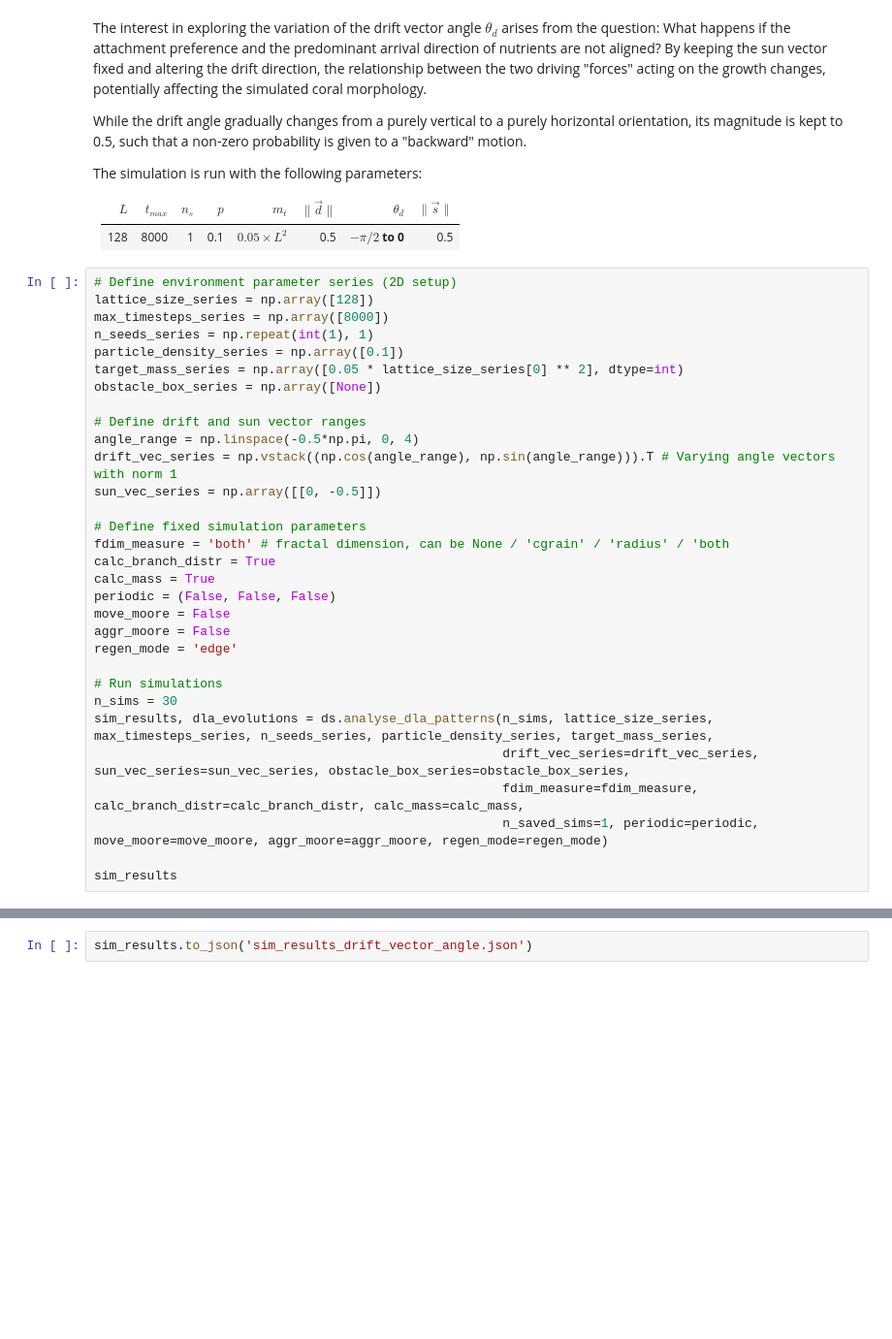
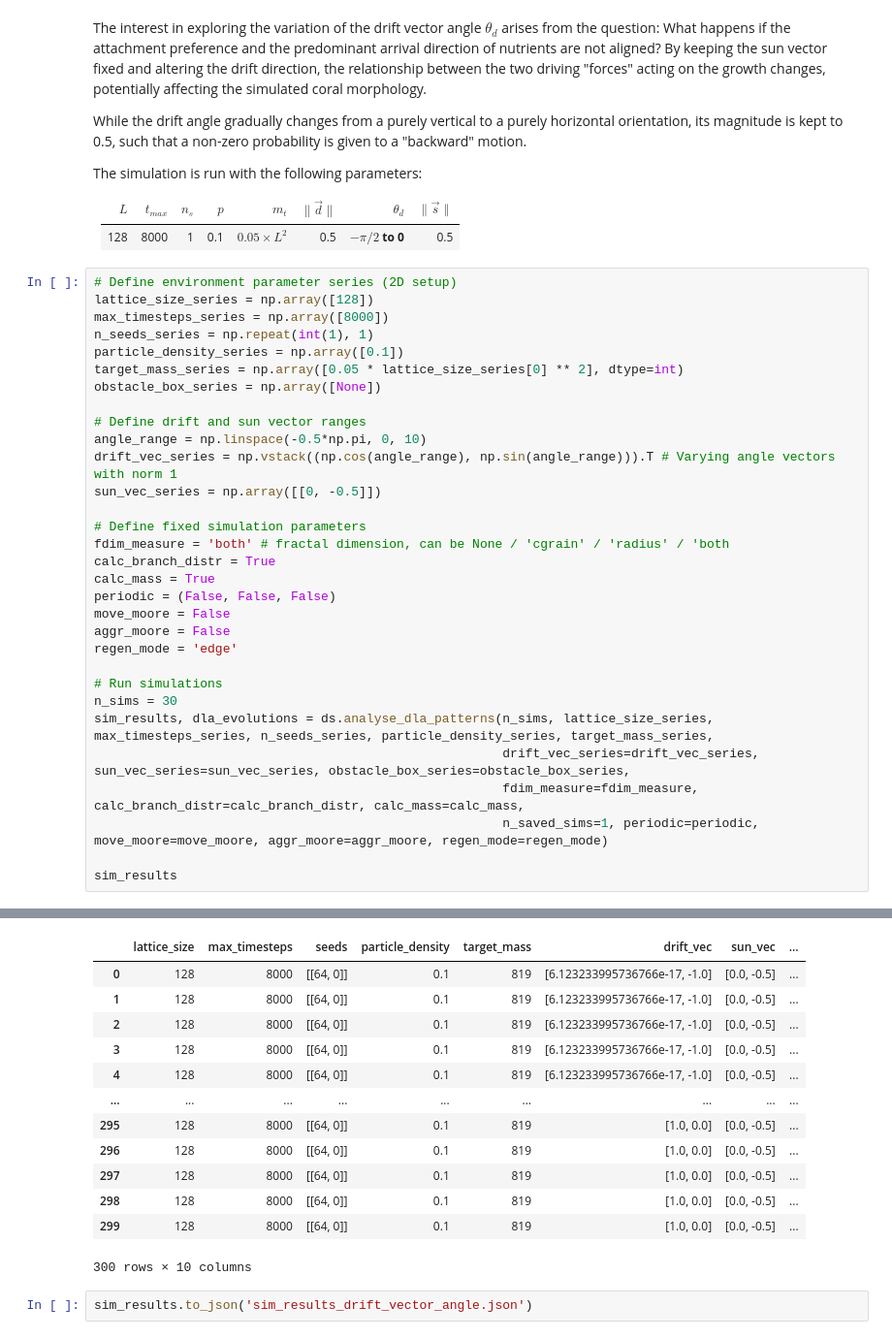
Before and after one commit to mboyan/complex-system-simulation, a Jupyter notebook: Project/Code/ProjectNotebook.ipynb, the cells around one changed output, grey strips where cells are left out. Shown at 97% size. Saved outputs shown, nothing was run; the diff lists cells and outputs as text; blank space fills up the shorter version.

```diff
--- a/Project/Code/ProjectNotebook.ipynb
+++ b/Project/Code/ProjectNotebook.ipynb
@@ -349,7 +380,7 @@ target_mass_series = np.array([0.05 * lattice_size_series[0] ** 2], dtype=int)
 obstacle_box_series = np.array([None])
 
 # Define drift and sun vector ranges
-angle_range = np.linspace(-0.5*np.pi, 0, 4)
+angle_range = np.linspace(-0.5*np.pi, 0, 10)
 drift_vec_series = np.vstack((np.cos(angle_range), np.sin(angle_range))).T # Varying angle vectors with norm 1
 sun_vec_series = np.array([[0, -0.5]])
 
@@ -370,3 +401,4 @@ sim_results, dla_evolutions = ds.analyse_dla_patterns(n_sims, lattice_size_serie
                                                       n_saved_sims=1, periodic=periodic, move_moore=move_moore, aggr_moore=aggr_moore, regen_mode=regen_mode)
 
 sim_results
+# %% [output]
@@ -373,3 +422,16 @@ sim_results
+|  | lattice_size | max_timesteps | seeds | particle_density | target_mass | drift_vec | sun_vec | ... |
+| 0 | 128 | 8000 | [[64, 0]] | 0.1 | 819 | [6.123233995736766e-17, -1.0] | [0.0, -0.5] | ... |
+| 1 | 128 | 8000 | [[64, 0]] | 0.1 | 819 | [6.123233995736766e-17, -1.0] | [0.0, -0.5] | ... |
+| 2 | 128 | 8000 | [[64, 0]] | 0.1 | 819 | [6.123233995736766e-17, -1.0] | [0.0, -0.5] | ... |
+| 3 | 128 | 8000 | [[64, 0]] | 0.1 | 819 | [6.123233995736766e-17, -1.0] | [0.0, -0.5] | ... |
+| 4 | 128 | 8000 | [[64, 0]] | 0.1 | 819 | [6.123233995736766e-17, -1.0] | [0.0, -0.5] | ... |
+| ... | ... | ... | ... | ... | ... | ... | ... | ... |
+| 295 | 128 | 8000 | [[64, 0]] | 0.1 | 819 | [1.0, 0.0] | [0.0, -0.5] | ... |
+| 296 | 128 | 8000 | [[64, 0]] | 0.1 | 819 | [1.0, 0.0] | [0.0, -0.5] | ... |
+| 297 | 128 | 8000 | [[64, 0]] | 0.1 | 819 | [1.0, 0.0] | [0.0, -0.5] | ... |
+| 298 | 128 | 8000 | [[64, 0]] | 0.1 | 819 | [1.0, 0.0] | [0.0, -0.5] | ... |
+| 299 | 128 | 8000 | [[64, 0]] | 0.1 | 819 | [1.0, 0.0] | [0.0, -0.5] | ... |
+300 rows × 10 columns
 # %%
 sim_results.to_json('sim_results_drift_vector_angle.json')
 # %% [markdown]
```
Also changed, not shown: parts of 3 cells of this notebook, 2 other files.
